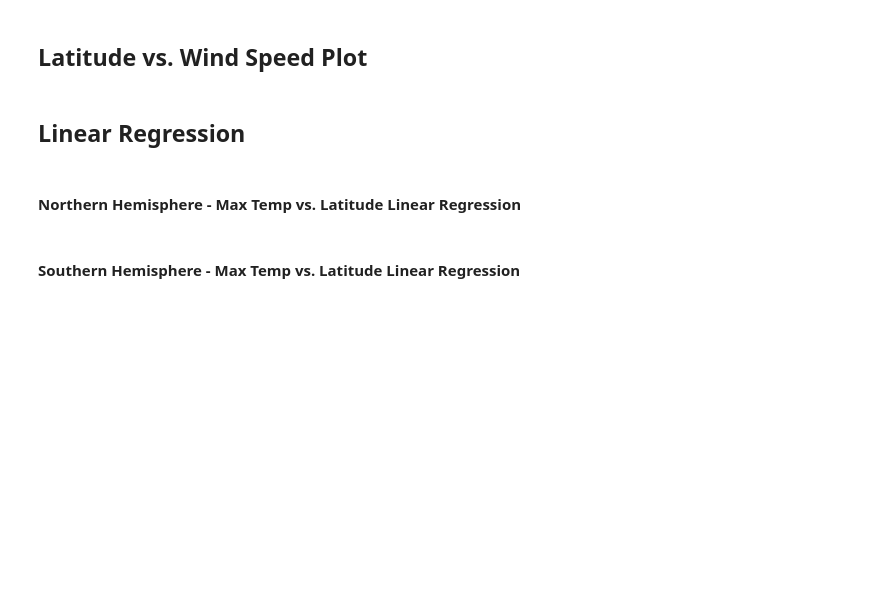
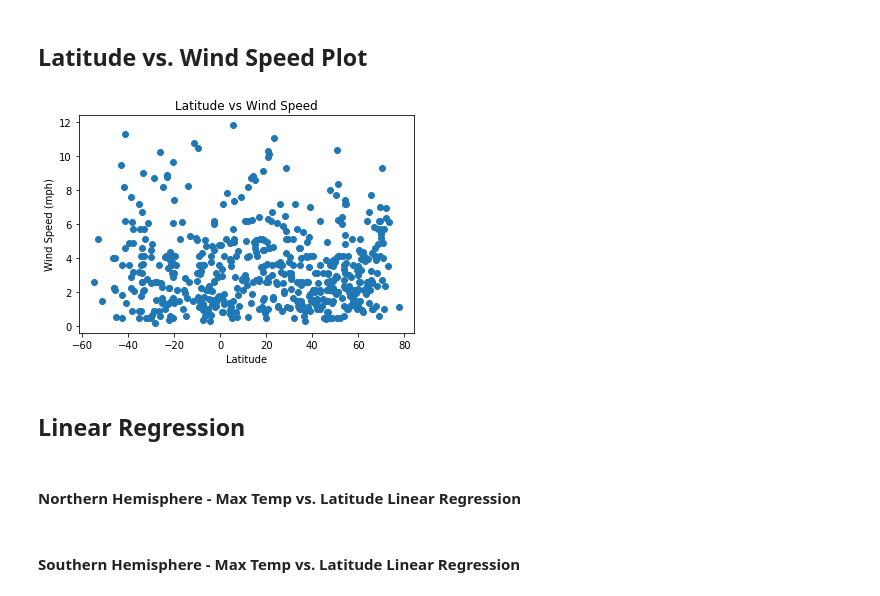
Before and after one commit to temidolan/Python-Application-Program-Interface, a Jupyter notebook: 06-Python-APIs/Instructions/starter_code/WeatherPy.ipynb, the cells around one changed output. Drawn from its saved outputs; the diff is of its cells as text; code cells hidden in the pictures; blank space fills up the shorter version.

```diff
--- a/06-Python-APIs/Instructions/starter_code/WeatherPy.ipynb
+++ b/06-Python-APIs/Instructions/starter_code/WeatherPy.ipynb
@@ -182,5 +322,14 @@ new_weather2_df
 # %% [markdown]
 ## Latitude vs. Wind Speed Plot
+# %%
+plt.scatter(extract_data['Lat'],extract_data['Wind Speed'])
+plt.xlabel('Latitude')
+plt.ylabel('Wind Speed (mph)')
+plt.title("Latitude vs Wind Speed")
+
+plt.show()
+# %% [output]
+[figure, added]
 # %% [markdown]
 ## Linear Regression
 # %%
```
Also changed, not shown: parts of 16 cells of this notebook, 2 other files.
